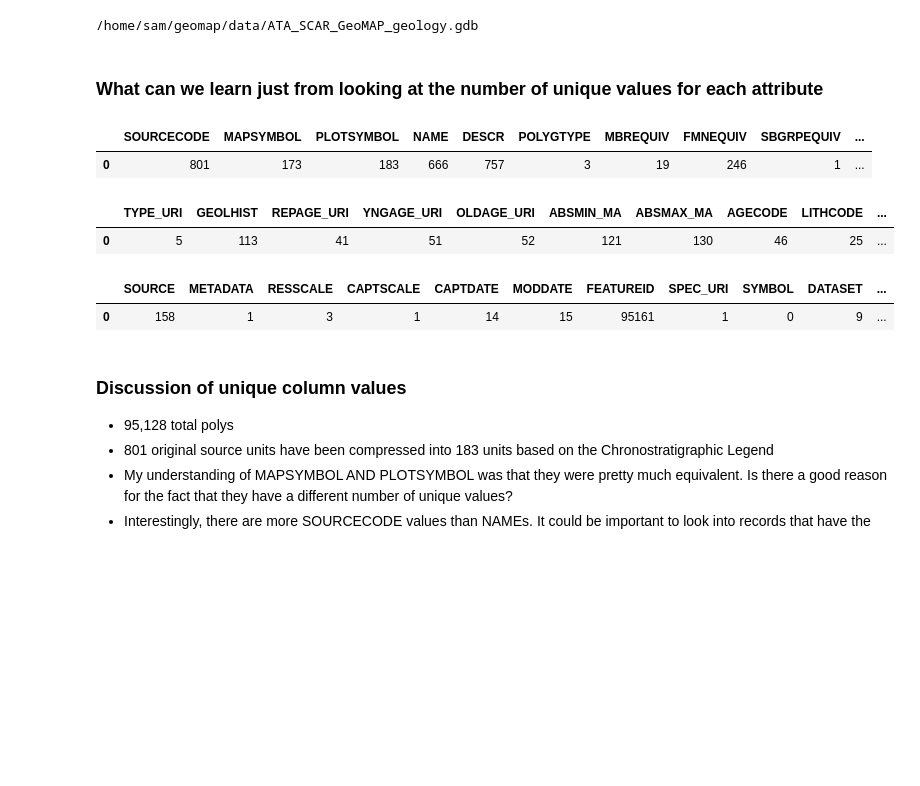
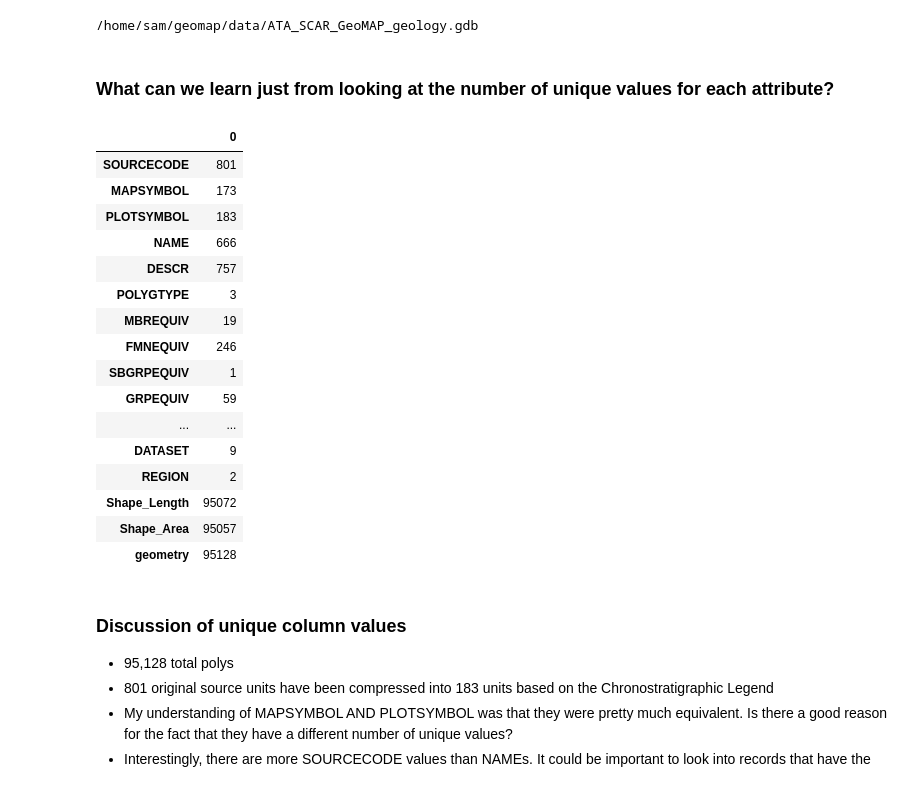
Before and after one commit to selkind/GeoMap, a Jupyter notebook: scratch.ipynb, the cells around one changed output. Cells and saved outputs as stored; diff of their text form; code cells hidden in the pictures; blank space fills up the shorter version.

```diff
--- a/scratch.ipynb
+++ b/scratch.ipynb
@@ -24,19 +24,28 @@ print(geol_path)
 # %%
 data = gpd.read_file(geol_path)
 # %% [markdown]
-### What can we learn just from looking at the number of unique values for each attribute
+### What can we learn just from looking at the number of unique values for each attribute?
 # %%
 nunique_cols = pd.DataFrame(data.nunique())
-display(nunique_cols[:14].transpose())
-display(nunique_cols[14:28].transpose())
-display(nunique_cols[28:].transpose())
+display(nunique_cols)
 # %% [output]
-|  | SOURCECODE | MAPSYMBOL | PLOTSYMBOL | NAME | DESCR | POLYGTYPE | MBREQUIV | FMNEQUIV | SBGRPEQUIV | ... |
-| 0 | 801 | 173 | 183 | 666 | 757 | 3 | 19 | 246 | 1 | ... |
+|  | 0 |
+| SOURCECODE | 801 |
+| MAPSYMBOL | 173 |
+| PLOTSYMBOL | 183 |
+| NAME | 666 |
+| DESCR | 757 |
+| POLYGTYPE | 3 |
+| MBREQUIV | 19 |
+| FMNEQUIV | 246 |
+| SBGRPEQUIV | 1 |
+| GRPEQUIV | 59 |
+| ... | ... |
+| DATASET | 9 |
+| REGION | 2 |
+| Shape_Length | 95072 |
+| Shape_Area | 95057 |
+| geometry | 95128 |
-|  | TYPE_URI | GEOLHIST | REPAGE_URI | YNGAGE_URI | OLDAGE_URI | ABSMIN_MA | ABSMAX_MA | AGECODE | LITHCODE | ... |
-| 0 | 5 | 113 | 41 | 51 | 52 | 121 | 130 | 46 | 25 | ... |
-|  | SOURCE | METADATA | RESSCALE | CAPTSCALE | CAPTDATE | MODDATE | FEATUREID | SPEC_URI | SYMBOL | DATASET | ... |
-| 0 | 158 | 1 | 3 | 1 | 14 | 15 | 95161 | 1 | 0 | 9 | ... |
 # %% [markdown]
 ### Discussion of unique column values
 
```
Also changed, not shown: parts of 2 cells of this notebook.
